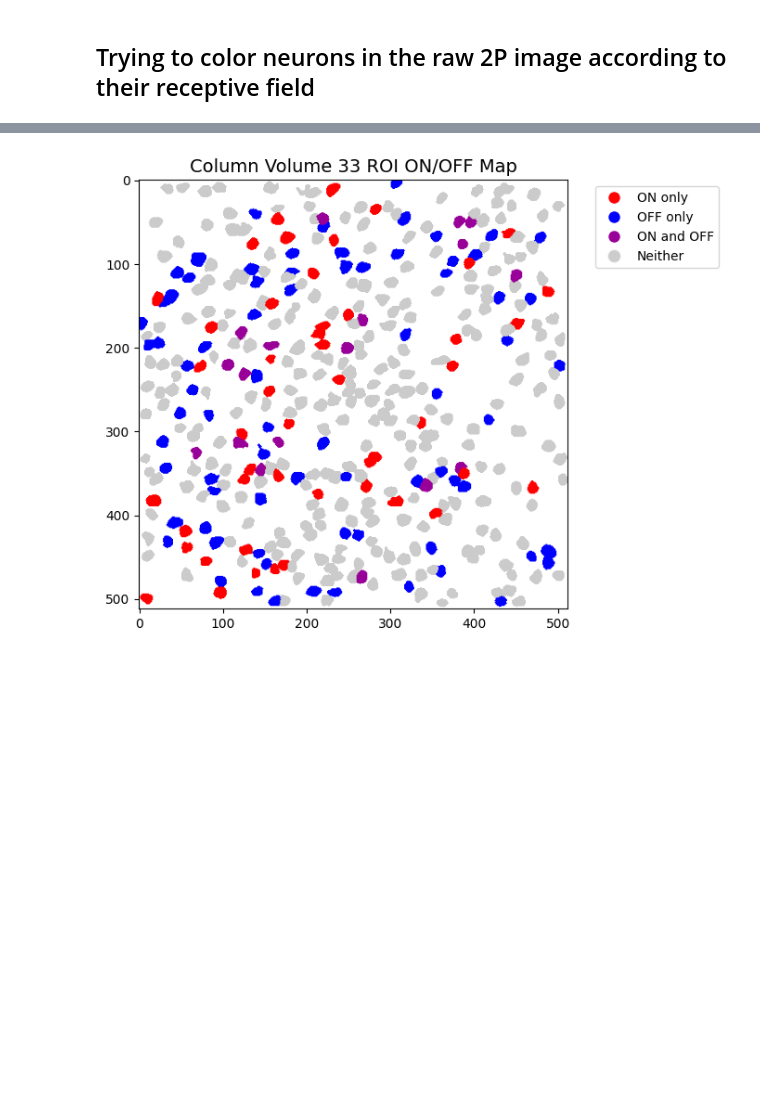
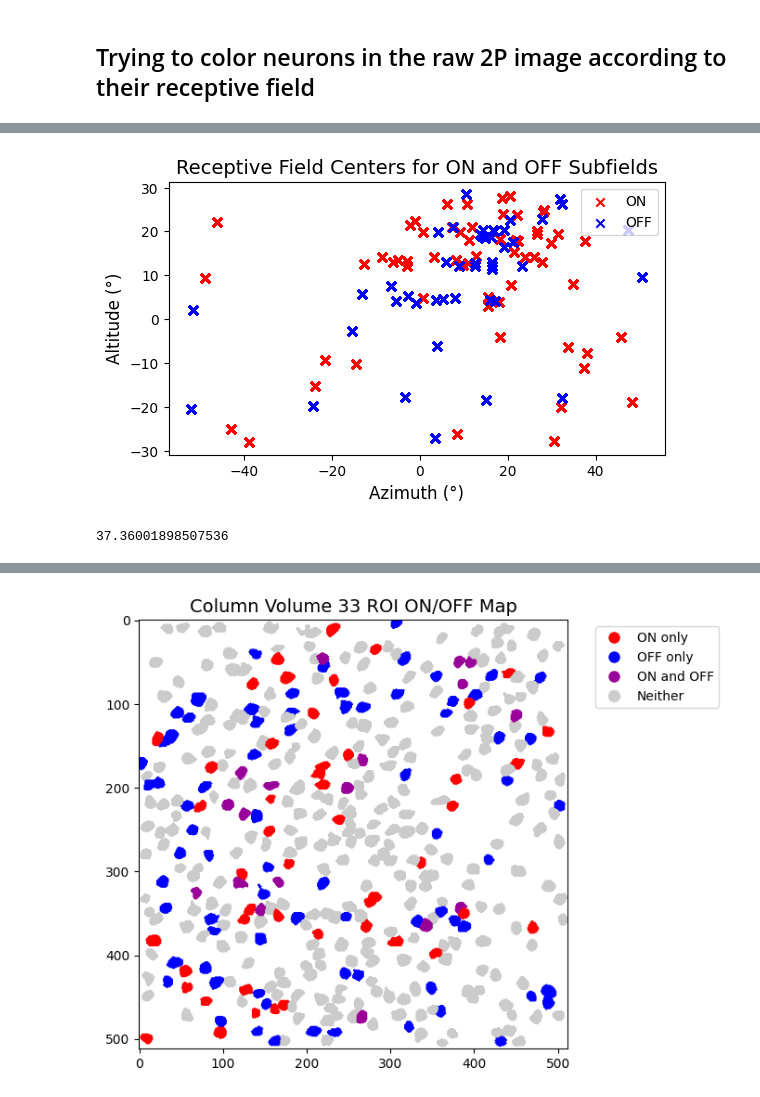
Before and after one commit to naomidonovan1/allen_v1dd, a Jupyter notebook: src/allen_v1dd/demo.ipynb, the cells around one changed output, grey strips where cells are left out. Saved outputs shown, nothing was run; the diff lists cells and outputs as text; code cells hidden in the pictures; blank space fills up the shorter version.

```diff
--- a/src/allen_v1dd/demo.ipynb
+++ b/src/allen_v1dd/demo.ipynb
@@ -461,0 +500,15 @@ Text(0.5, 1.0, 'Column Volume 33 ON RF Centers')
+# %%
+plt.scatter(on_rf_centers[:, 0], on_rf_centers[:, 1], color='red', marker='x', label='ON')
+plt.scatter(off_rf_centers[:, 0], off_rf_centers[:, 1], color='blue', marker='x', label='OFF')
+plt.xlabel("Azimuth (°)", fontsize=12)
+plt.ylabel("Altitude (°)", fontsize=12)
+plt.legend()
+plt.title("Receptive Field Centers for ON and OFF Subfields", fontsize=14)
+ax = plt.gca()
+ax.set_aspect('equal')
+# %% [output]
+[figure, added]
+# %%
+np.max(np.abs(img[:, :, 0]))
+# %% [output]
+37.36001898507536
```
Also changed, not shown: parts of 18 cells of this notebook.
